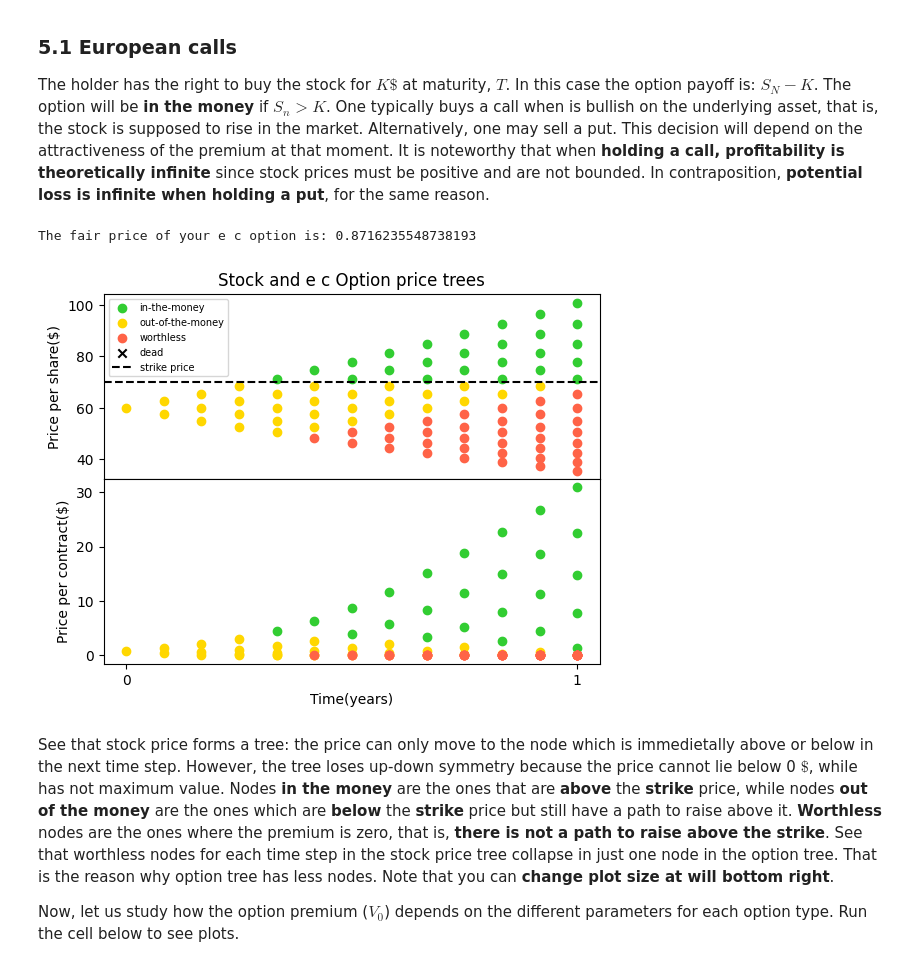
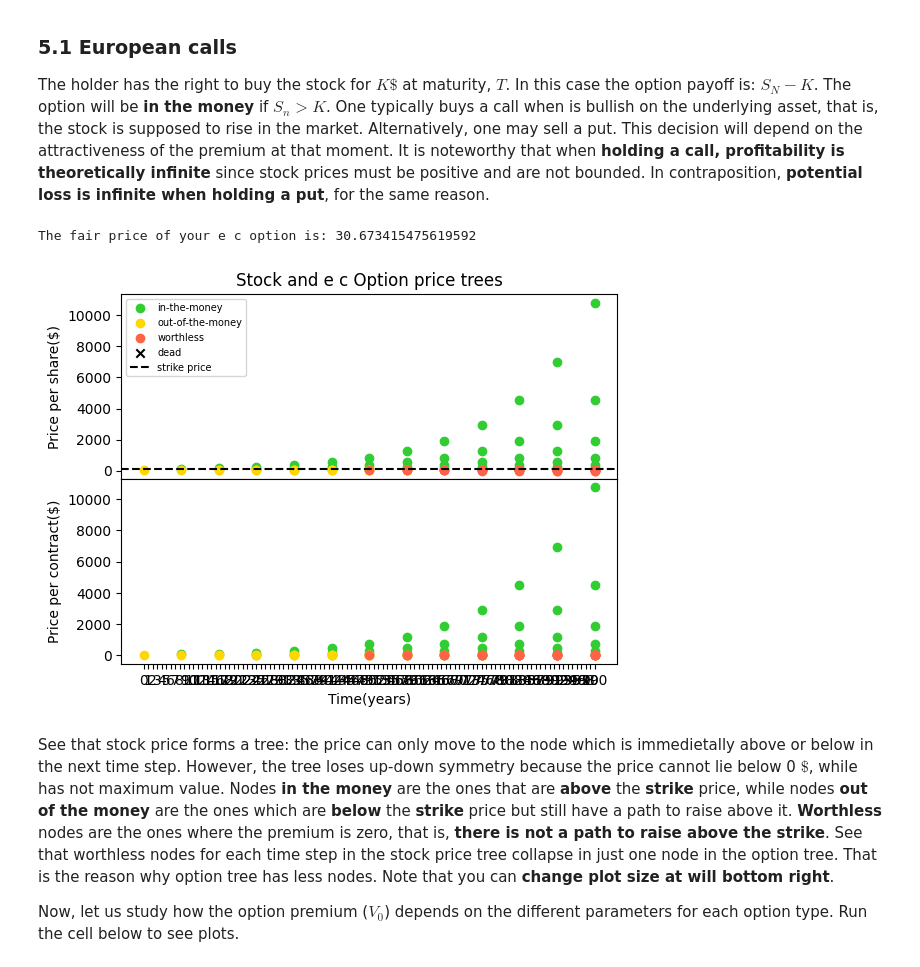
Before and after one commit to FelixXu35/Qisikit_Hackathon_BCN, a Jupyter notebook: BINOMIAL ASSET-PRICING MODEL.ipynb, the cells around one changed output. Saved outputs shown, nothing was run; the diff lists cells and outputs as text; code cells hidden in the pictures.

```diff
--- a/BINOMIAL ASSET-PRICING MODEL.ipynb
+++ b/BINOMIAL ASSET-PRICING MODEL.ipynb
@@ -938,25 +938,25 @@ The holder has the right to buy the stock for $K \$$ at maturity, $T$. In this c
 # %%
 #if you want that the plot is interactive, you need to write the command below before calling plot(T,dt,K,N,opttype1,opttype2,option,stock,dead_time, dead_option, dead_stock):
 %matplotlib inline
 
 #to ensure you do not violate no-arbitrage conditon when setting your model paramters, use paramters()
 #parameters()
 
-T = 1
+T = 100
 N = 12
 S0 = 60
 sigma = 0.15
-r = 0.01
+r = 0.00
 K = 70
 opttype1 = 'e'
 opttype2 = 'c'
 
 binomial_model(T,N,S0, sigma, r, K,opttype1,opttype2)
 print('The fair price of your {} {} option is:'.format(opttype1,opttype2), option[0][0])
 tree_plot(T,K,N,opttype1,opttype2,option,stock,dead_time, dead_option, dead_stock)
 # %% [output]
-The fair price of your e c option is: 0.8716235548738193
+The fair price of your e c option is: 30.673415475619592
-[figure, old version]
+[figure, new version]
 # %% [markdown]
 See that stock price forms a tree: the price can only move to the node which is immedietally above or below in the next time step. However, the tree loses up-down symmetry because the price cannot lie below 0 $\$ $, while has not maximum value. Nodes **in the money** are the ones that are **above** the **strike** price, while nodes **out of the money** are the ones which are **below** the **strike** price but still have a path to raise above it. **Worthless** nodes are the ones where the premium is zero, that is, **there is not a path to raise above the strike**. See that worthless nodes for each time step in the stock price tree collapse in just one node in the option tree. That is the reason why option tree has less nodes. Note that you can **change plot size at will bottom right**.
 
```
Also changed, not shown: parts of 2 cells of this notebook, 2 other files.
